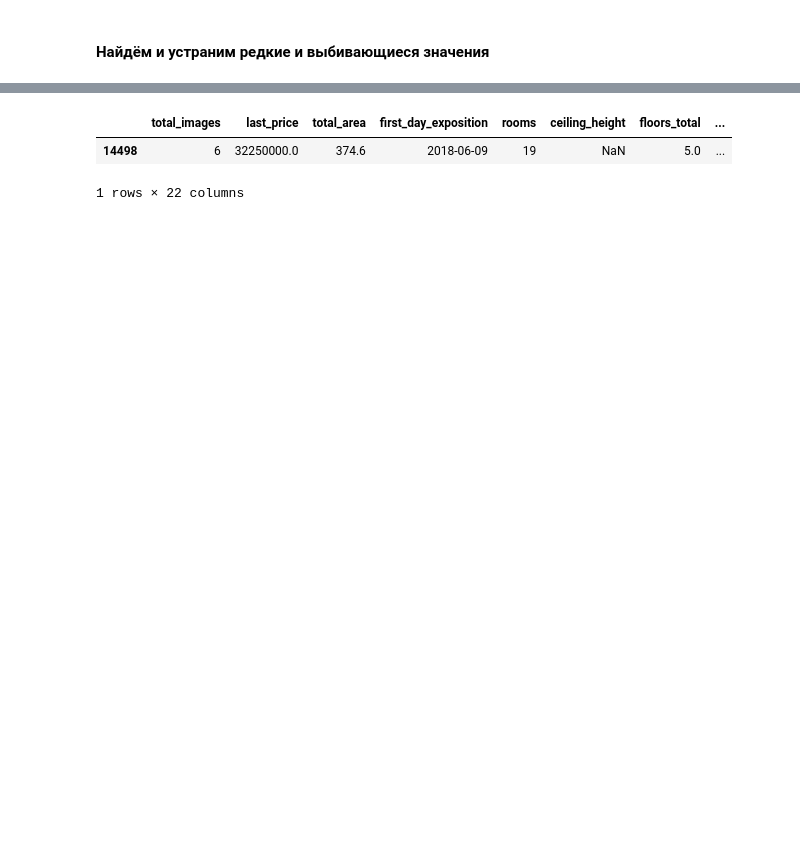
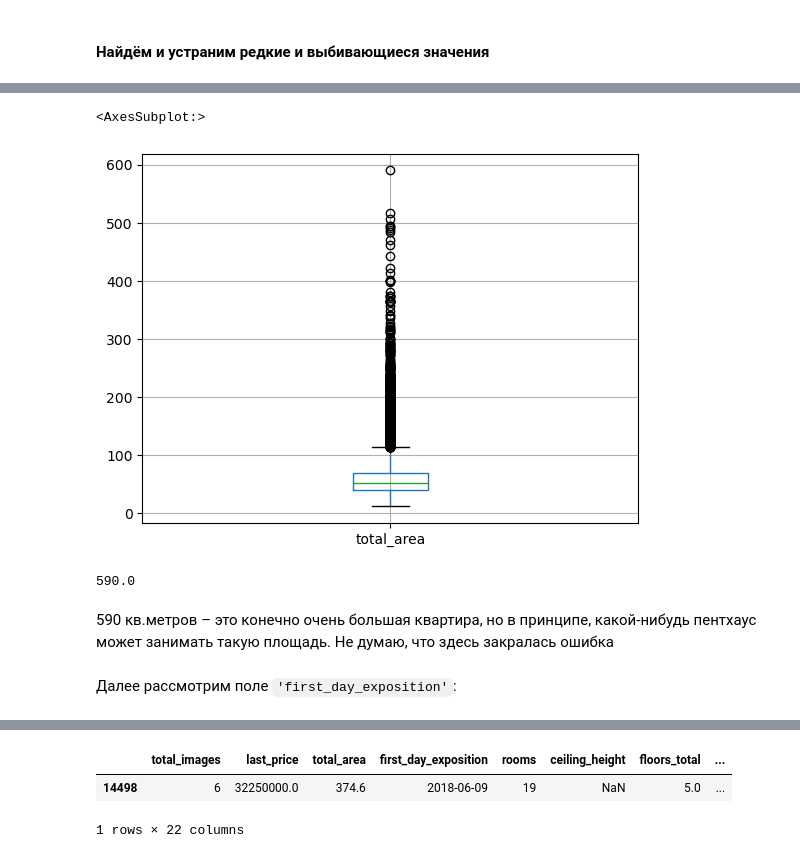
Before and after one commit to Shurick-G/practicum, a Jupyter notebook: data_exploratory analysis/d83ccfb7-2536-4a1f-b3bd-c84b51cb1ccb.ipynb, the cells around one changed output, grey strips where cells are left out. Cells and saved outputs as stored; diff of their text form; code cells hidden in the pictures; blank space fills up the shorter version.

```diff
--- a/data_exploratory analysis/d83ccfb7-2536-4a1f-b3bd-c84b51cb1ccb.ipynb
+++ b/data_exploratory analysis/d83ccfb7-2536-4a1f-b3bd-c84b51cb1ccb.ipynb
@@ -149,0 +188,13 @@ len(df['locality_name'].unique())
+# %%
+df.boxplot('total_area')
+# %% [output]
+<AxesSubplot:>
+[figure, added]
+# %%
+df['total_area'].max()
+# %% [output]
+590.0
+# %% [markdown]
+590 кв.метров – это конечно очень большая квартира, но в принципе, какой-нибудь пентхаус может занимать такую площадь. Не думаю, что здесь закралась ошибка
+# %% [markdown]
+Далее рассмотрим  поле `'first_day_exposition'`:
```
Also changed, not shown: parts of 61 cells of this notebook.
